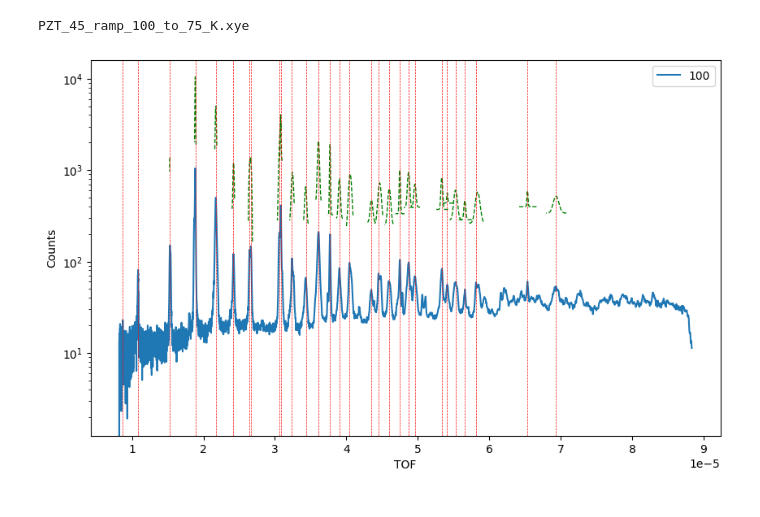
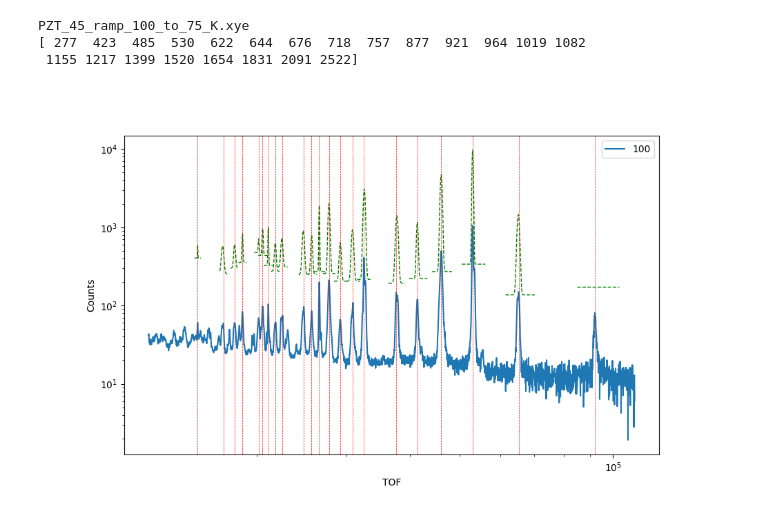
Before and after one commit to mdoucet/illumine, a Jupyter notebook: notebooks/explore-data.ipynb, the cells around one changed output. Drawn from its saved outputs; the diff is of its cells as text; code cells hidden in the pictures.

```diff
--- a/notebooks/explore-data.ipynb
+++ b/notebooks/explore-data.ipynb
@@ -8,7 +8,10 @@ import numpy as np
 from scipy.signal import find_peaks
 
 # Assuming the files are text files and you want to read them into numpy arrays
-file_list = os.listdir('/Users/mathieu/Dropbox/Work/experiments/illumine/PZT45ramp')
+data_dir = '/Users/m2d/ORNL Dropbox/Mathieu Doucet/shared projects/Illumine Project/PZT_data/Temperature_Ramps'
+#file_list = os.listdir('/Users/mathieu/Dropbox/Work/experiments/illumine/PZT45ramp')
+file_list = os.listdir(data_dir)
+file_list = [f for f in file_list if f.startswith('PZT')]
 file_list.sort(key=lambda x: int(x.split('_')[3]))
 
 plt.figure(figsize=(10, 6))
@@ -16,10 +19,10 @@ scale = 1
 temp_list = []
 chi2_list = []
 
-for i, file in enumerate(file_list[:1]):
+for i, file in enumerate(file_list):
     if file.startswith('PZT_45'):
         temp = file.split('_')[3]
-        tof, counts, err = np.loadtxt(os.path.join('/Users/mathieu/Dropbox/Work/experiments/illumine/PZT45ramp', file), comments="'").T
+        tof, counts, err = np.loadtxt(os.path.join(data_dir, file), comments="'").T
         # Identify peaks in the counts data
         peaks, _ = find_peaks(counts, height=0)
         print(f"Peaks at: {tof[peaks]}")
@@ -65,43 +83,52 @@ Peaks at: [ 11338.10654  11356.2532   11419.99554 ... 268978.05747 270271.6253
 from scipy.optimize import curve_fit
 
 index = 1
 file = file_list[index]
 print(file)
 temp = file.split('_')[3]
-tof, counts, err = np.loadtxt(os.path.join('/Users/mathieu/Dropbox/Work/experiments/illumine/PZT45ramp', file), comments="'").T
-tof = tof[:nmax]
-counts = counts[:nmax]
-err = err[:nmax]
+
+tof_range = [100, len(tof) - 1000]
+tof, counts, err = np.loadtxt(os.path.join(data_dir, file), comments="'")[tof_range[0]:tof_range[1]].T
+
 
 # Identify peaks in the counts data
-peaks, _ = find_peaks(counts, prominence=20)
-
+peaks, _ = find_peaks(counts, prominence=30)
+print(peaks)
 plt.figure(figsize=(10, 6))
-plt.plot(1/tof, counts, label=temp)
+plt.plot(tof, counts, label=temp)
 
 # Define a Gaussian function
 def gaussian(x, amp, cen, wid, bck):
     return amp * np.exp(-(x-cen)**2 / (2*wid**2)) + bck
 
+integral = []
+center = []
 
 for peak in tof[peaks]:
     # Fit a Gaussian to each peak
-    delta = 300
+    delta = 0.1e-5 * tof**2
     mask = (tof > peak - delta) & (tof < peak + delta)
     try:
-        popt, _ = curve_fit(gaussian, tof[mask], counts[mask], p0=[counts[mask].max(), peak, 10, 0])
+        popt, pcov = curve_fit(gaussian, tof[mask], counts[mask], p0=[counts[mask].max(), peak, 10, 0])
+        perr = np.sqrt(np.diag(pcov))
+
+        a = popt[0] * popt[2] * np.sqrt(2*np.pi)
+        integral.append(a)
+        center.append(popt[1])
     except:
         print(f"Failed to fit peak at {peak}")
         continue
-    plt.plot(1/tof[mask], 10*gaussian(tof[mask], *popt), color='green', linestyle='--', linewidth=1)
-    plt.axvline(x=1/peak, color='r', linestyle='--', linewidth=0.5)
+    plt.plot(tof[mask], 10*gaussian(tof[mask], *popt), color='green', linestyle='--', linewidth=1)
+    plt.axvline(x=peak, color='r', linestyle='--', linewidth=0.5)
 
 plt.xlabel('TOF')
 plt.ylabel('Counts')
-plt.xscale('linear')
+plt.xscale('log')
 plt.yscale('log')
 plt.legend()
 plt.show()
 # %% [output]
 PZT_45_ramp_100_to_75_K.xye
+[ 277  423  485  530  622  644  676  718  757  877  921  964 1019 1082
+ 1155 1217 1399 1520 1654 1831 2091 2522]
-[figure, old version]
+[figure, new version]
```
Also changed, not shown: parts of 3 cells of this notebook, 2 other files.
